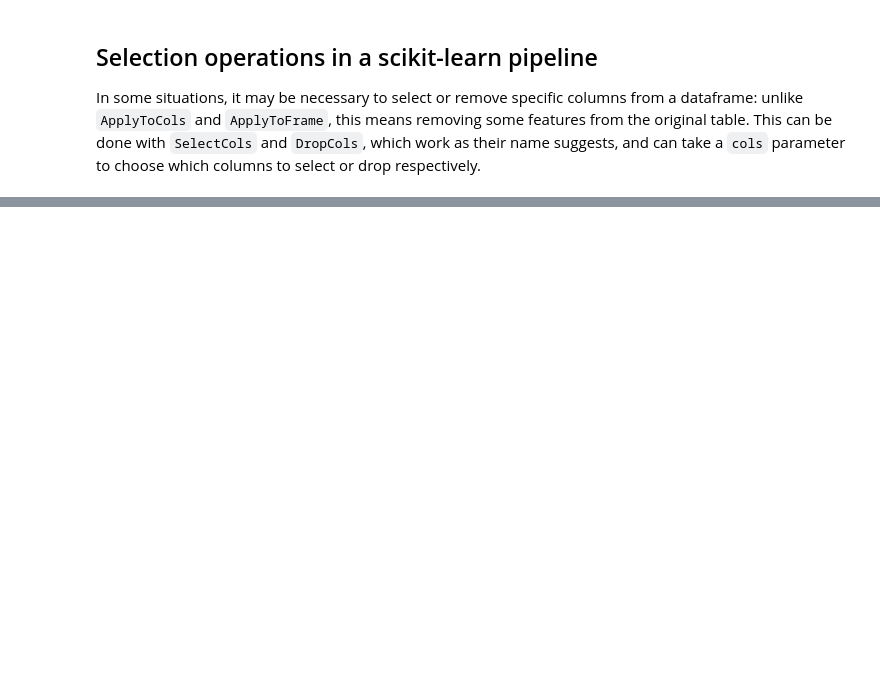
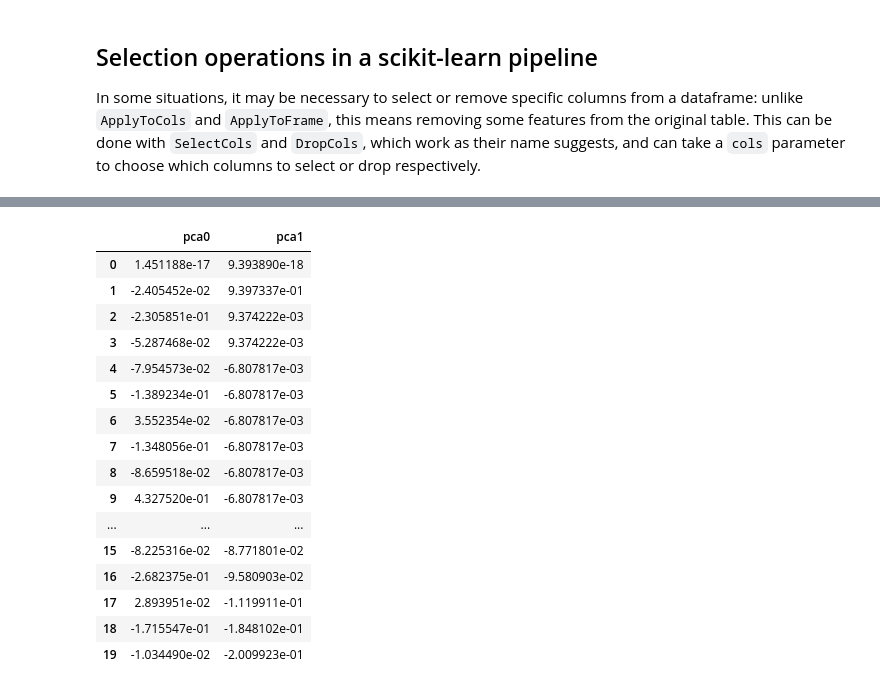
Before and after one commit to skrub-data/skrub-tutorials, a Jupyter notebook: content/notebooks/03_feat_eng_apply.ipynb, the cells around one changed output, grey strips where cells are left out. Saved outputs shown, nothing was run; the diff lists cells and outputs as text; code cells hidden in the pictures; blank space fills up the shorter version.

```diff
--- a/content/notebooks/03_feat_eng_apply.ipynb
+++ b/content/notebooks/03_feat_eng_apply.ipynb
@@ -126,0 +222,34 @@ which columns to select or drop respectively.
+# %%
+from sklearn.pipeline import make_pipeline
+from skrub import SelectCols
+
+df = pd.DataFrame({
+    "patient_id": [f"P{i:03d}" for i in range(n_patients)],
+    "age": np.random.randint(18, 80, size=n_patients),
+    "sex": np.random.choice(["M", "F"], size=n_patients),
+})
+
+select = SelectCols("patient_id")
+encode = ApplyToCols(OneHotEncoder(sparse_output=False))
+reduce = ApplyToFrame(PCA(n_components=2))
+
+transform = make_pipeline(select, encode, reduce)
+transform.fit_transform(df)
+# %% [output]
+|  | pca0 | pca1 |
+| 0 | 1.451188e-17 | 9.393890e-18 |
+| 1 | -2.405452e-02 | 9.397337e-01 |
+| 2 | -2.305851e-01 | 9.374222e-03 |
+| 3 | -5.287468e-02 | 9.374222e-03 |
+| 4 | -7.954573e-02 | -6.807817e-03 |
+| 5 | -1.389234e-01 | -6.807817e-03 |
+| 6 | 3.552354e-02 | -6.807817e-03 |
+| 7 | -1.348056e-01 | -6.807817e-03 |
+| 8 | -8.659518e-02 | -6.807817e-03 |
+| 9 | 4.327520e-01 | -6.807817e-03 |
+| ... | ... | ... |
+| 15 | -8.225316e-02 | -8.771801e-02 |
+| 16 | -2.682375e-01 | -9.580903e-02 |
+| 17 | 2.893951e-02 | -1.119911e-01 |
+| 18 | -1.715547e-01 | -1.848102e-01 |
+| 19 | -1.034490e-02 | -2.009923e-01 |
```
Also changed, not shown: parts of 19 cells of this notebook, 24 other files.
